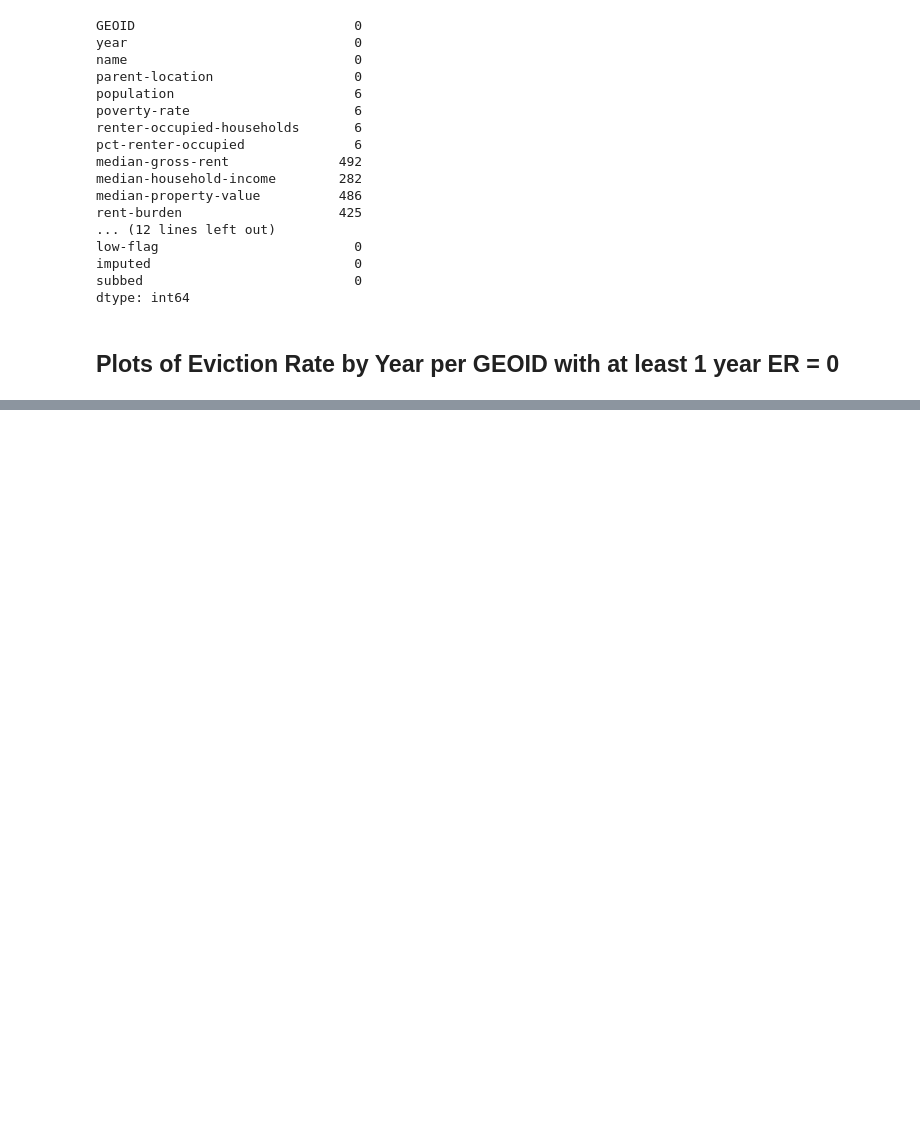
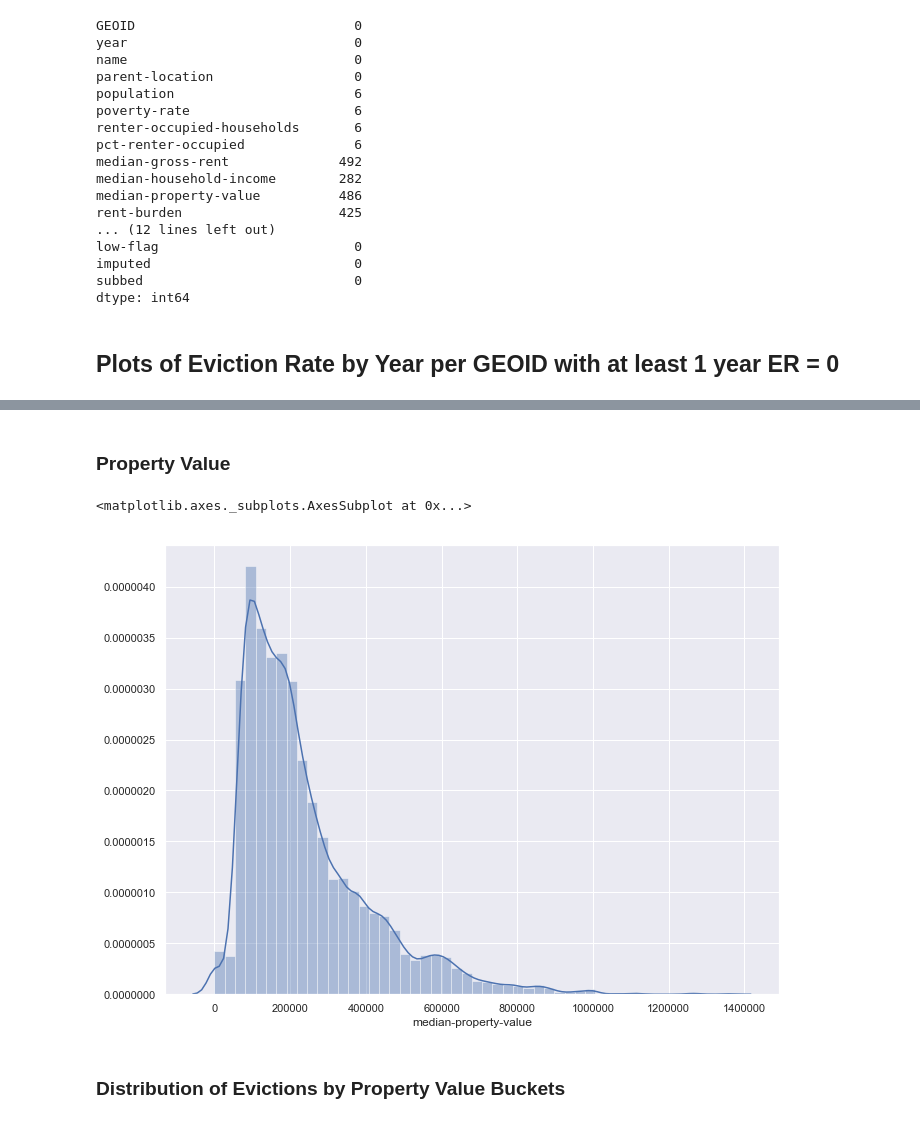
Before and after one commit to jamjensen/eviction-va, a Jupyter notebook: data-exploration.ipynb, the cells around one changed output, grey strips where cells are left out. Drawn from its saved outputs; the diff is of its cells as text; code cells hidden in the pictures; blank space fills up the shorter version.

```diff
--- a/data-exploration.ipynb
+++ b/data-exploration.ipynb
@@ -96,0 +130,10 @@ for x in GEOIDS[:20]:
+# %% [markdown]
+### Property Value
+# %%
+plot_var = df['median-property-value']
+sns.distplot(plot_var[~plot_var.isnull()], kde = True, rug = False)
+# %% [output]
+<matplotlib.axes._subplots.AxesSubplot at 0x...>
+[figure, added]
+# %% [markdown]
+### Distribution of Evictions by Property Value Buckets
```
Also changed, not shown: parts of 12 cells of this notebook.
